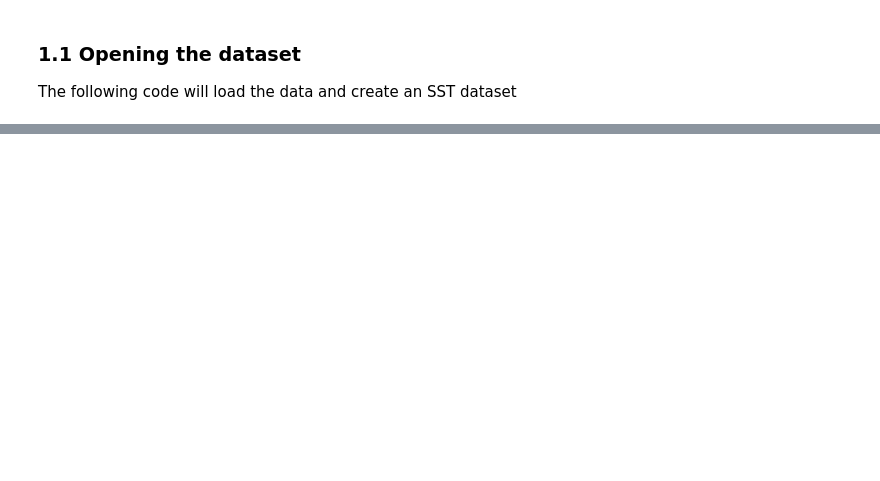
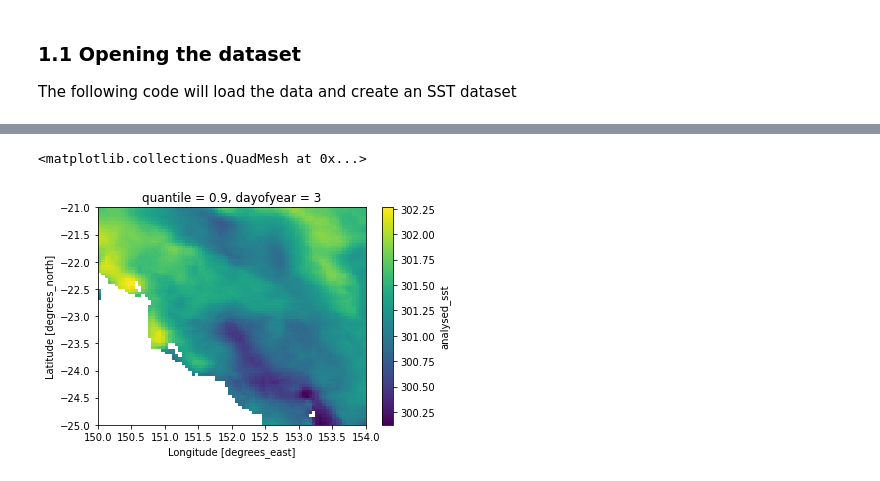
Before and after one commit to surftemp/regridding_tools, a Jupyter notebook: publish_to_zarr/tutorial2.ipynb, the cells around one changed output, grey strips where cells are left out. Drawn from its saved outputs; the diff is of its cells as text; code cells hidden in the pictures; blank space fills up the shorter version.

```diff
--- a/publish_to_zarr/tutorial2.ipynb
+++ b/publish_to_zarr/tutorial2.ipynb
@@ -201,0 +82,20 @@ p90s.sel(dayofyear=1).plot()
+# %%
+climatology_start = "1990-01-01"
+climatology_end = "2009-12-31"
+# %%
+climatology_raw_data = sst_ds["analysed_sst"] \
+     .sel(time=slice(climatology_start,climatology_end)) \
+     .sel(lat=slice(lat_min,lat_max),lon=slice(lon_min,lon_max))
+# %%
+climatology_rolling = climatology_raw_data.chunk({"lat": 10, "lon": 10, "time":-1}) \
+    .rolling(time=11,center=True) \
+    .construct("window")
+# %%
+climatology_90th_percentile = climatology_rolling.chunk({"time":-1}) \
+    .groupby("time.dayofyear") \
+    .quantile(0.9,dim=["time","window"]).load()
+# %%
+climatology_90th_percentile.sel(dayofyear=3).plot()
+# %% [output]
+<matplotlib.collections.QuadMesh at 0x...>
+[figure, added]
```
Also changed, not shown: parts of 42 cells of this notebook.
